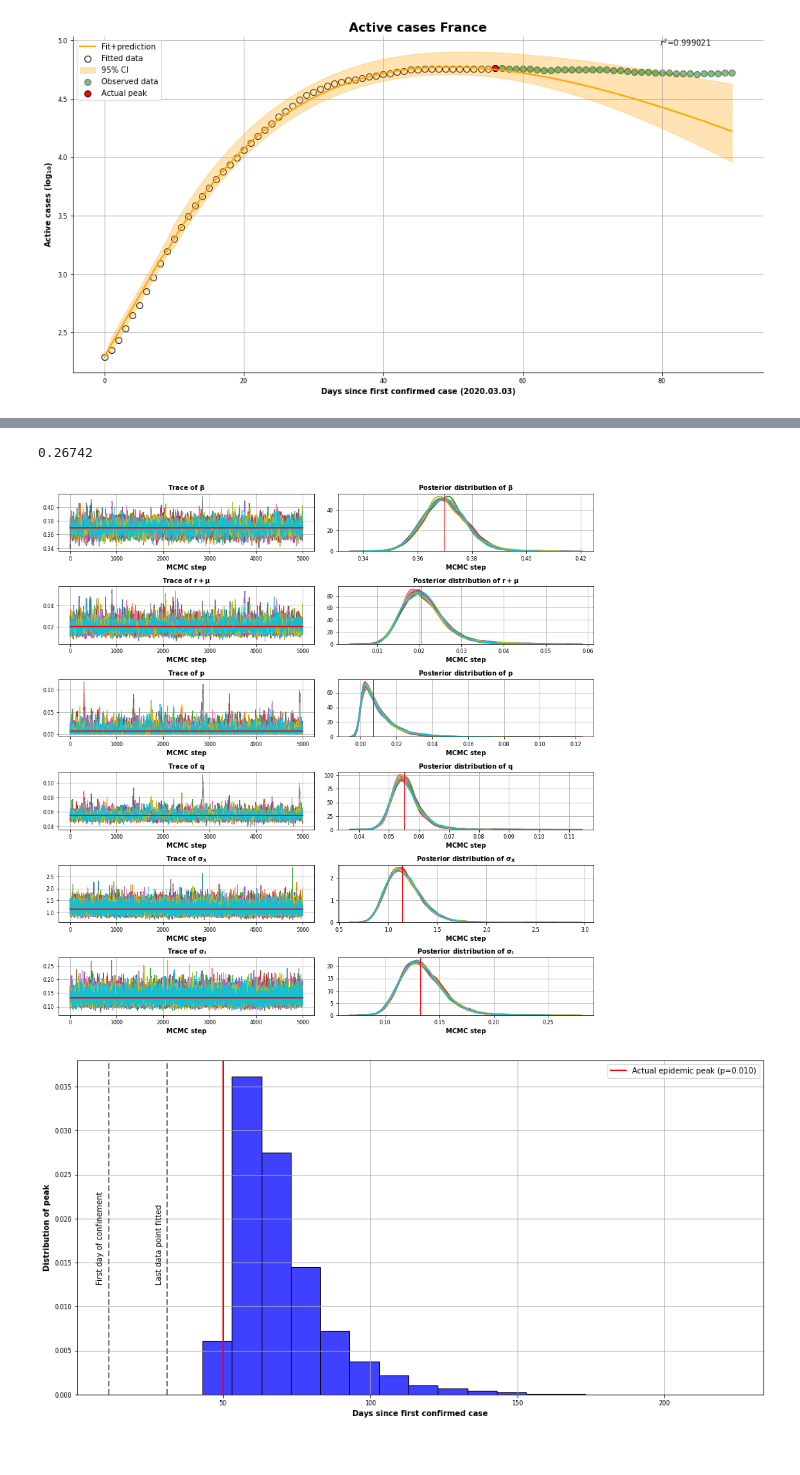
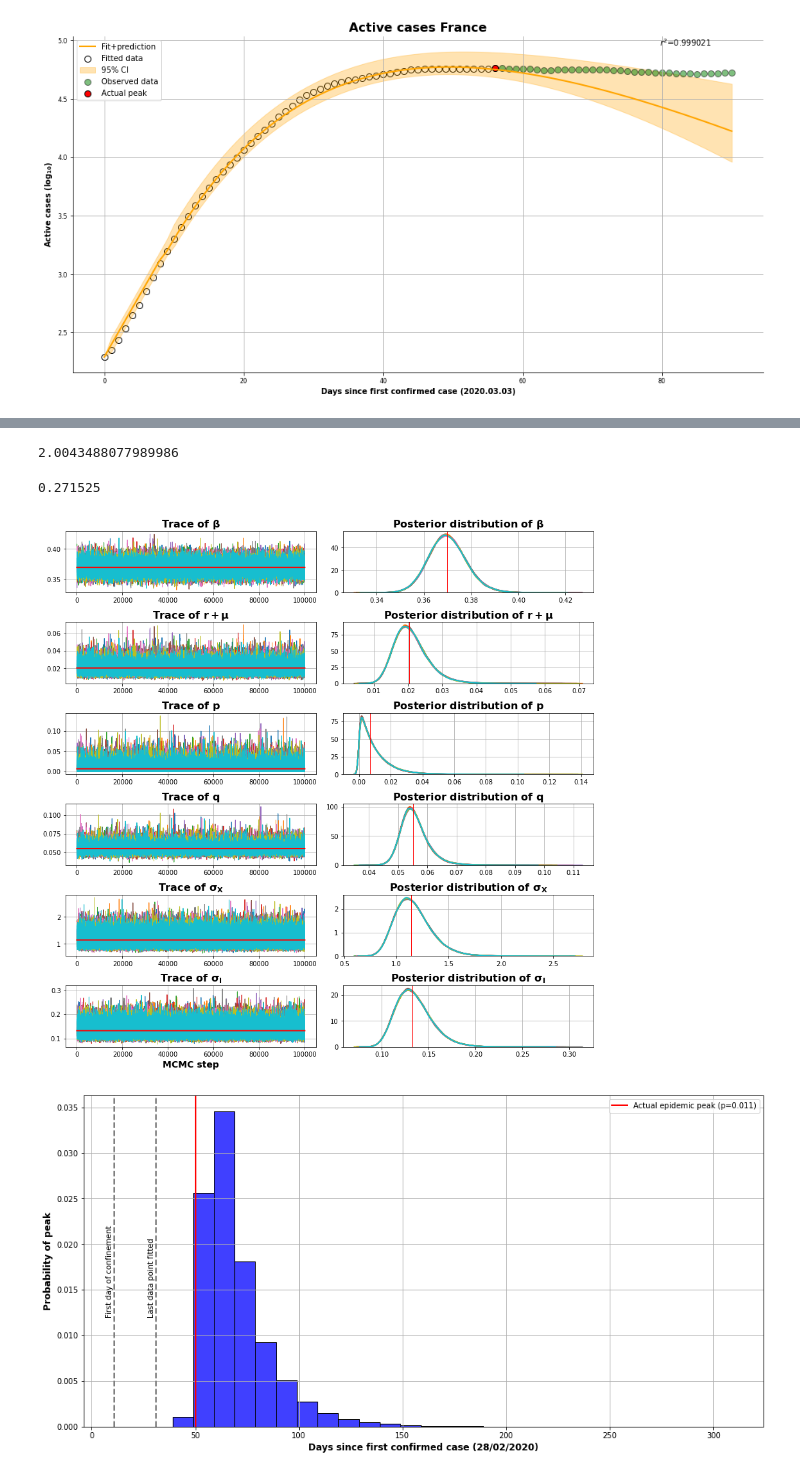
Before and after one commit to Nuelam9/Bayesian-inference-on-SCIR-epidemic-model, a Jupyter notebook: Optimization/Fit-Covid-Data.ipynb, the cells around one changed output, grey strips where cells are left out. Saved outputs shown, nothing was run; the diff lists cells and outputs as text; code cells hidden in the pictures.

```diff
--- a/Optimization/Fit-Covid-Data.ipynb
+++ b/Optimization/Fit-Covid-Data.ipynb
@@ -269,7 +269,7 @@ plt.savefig("../Advanced-statistics/Results/ita/first_wave/plot/death_recovered_
 # %% [output]
 [figure]
 # %%
-filehandler = open('../Advanced-statistics/Results/ita/second_wave/results_before_peak_ita_good.pkl', 'rb')
+filehandler = open('../Advanced-statistics/Results/ita/second_wave/results_before_peak_ita.pkl', 'rb')
 res_3 = pickle.load(filehandler)
 # %%
 summary(res_3)
@@ -402,7 +401,7 @@ plot_results(res_6, ci=95, Y=True, Z=False, observed=True)
 # %% [output]
 [figure]
 # %%
-filehandler = open('../Advanced-statistics/Results/esp/results_before_peak_esp.pkl', 'rb')
+filehandler = open('../Advanced-statistics/Results/esp/first_wave/results_before_peak_esp.pkl', 'rb')
 res_8 = pickle.load(filehandler)
 # %%
 print(var_and_error(res_8))
@@ -421,18 +420,19 @@ std_I, sd_std_I, std_X, sd_std_X
-# %%
-f, t = np.unique((res_8['rmu'] * (res_8['p'] + res_8['q'])) > (res_8['beta'] * res_8['p']), return_counts=True)[1]
-t / (t + f)
-# %% [output]
-0.26742
+# %%
+print(R_inf(res_8))
+
+R_inf_less_one(res_8)
+# %% [output]
+2.0043488077989986
+0.271525
 # %%
 plot_summary(res_8)
-plt.savefig("../Advanced-statistics/Results/esp/plot/plot_summary_before_peak_esp.png", quality=100, transparent=True, dpi=400)
+plt.savefig("../Advanced-statistics/Results/esp/first_wave/plot/plot_summary_before_peak_esp.png", quality=100, transparent=True, dpi=400)
 # %% [output]
-[figure, old version]
+[figure, new version]
 # %%
 peak_posterior(res_8, offset=4)
-plt.grid()
-plt.savefig("../Advanced-statistics/Results/esp/plot/peak_posterior.png", quality=100, transparent=True, dpi=400)
+plt.savefig("../Advanced-statistics/Results/esp/first_wave/plot/peak_posterior.png", quality=100, transparent=True, dpi=400)
 # %% [output]
-[figure, old version]
+[figure, new version]
 # %%
 plot_results(res_8, ci=95, Y=True, Z=False, observed=True)
```
Also changed, not shown: parts of 17 cells of this notebook, 14 other files.
